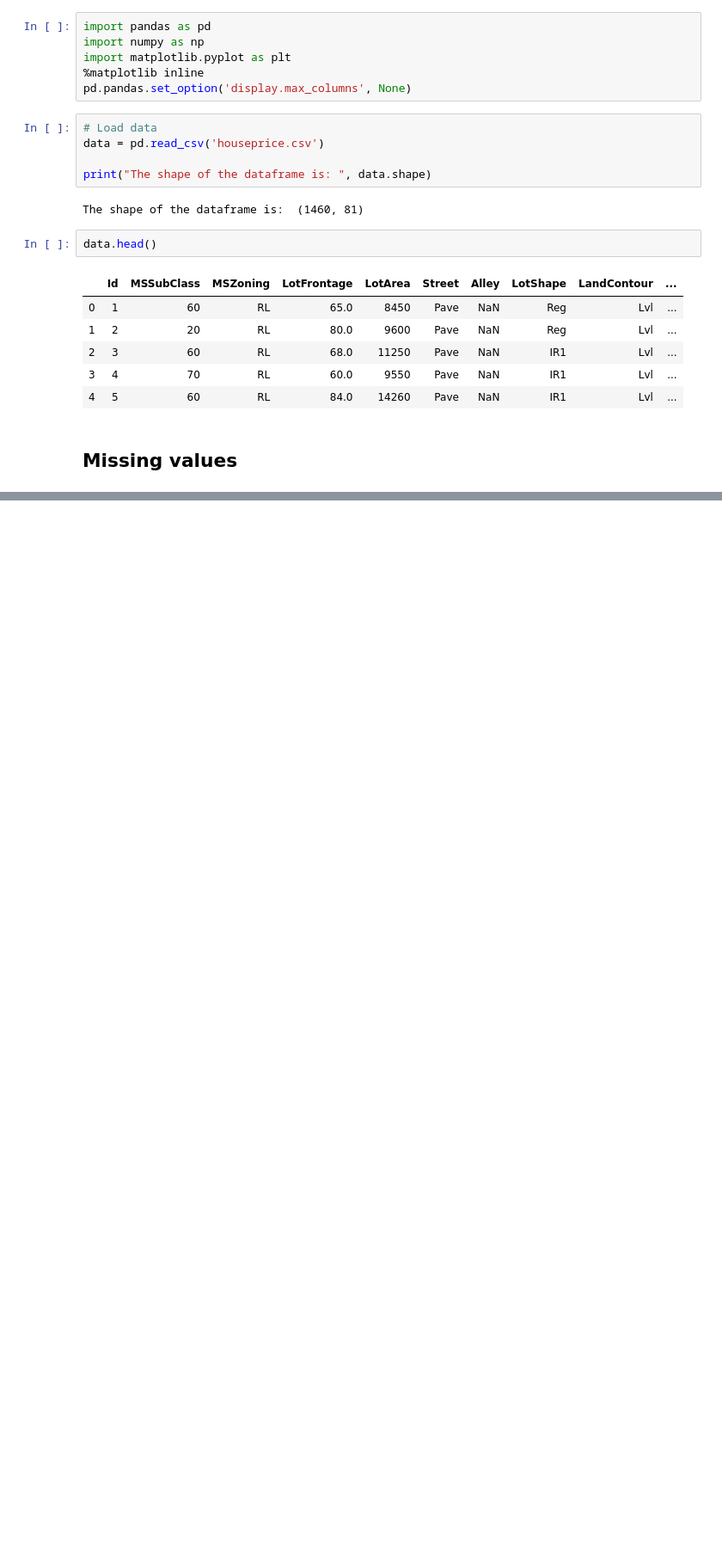
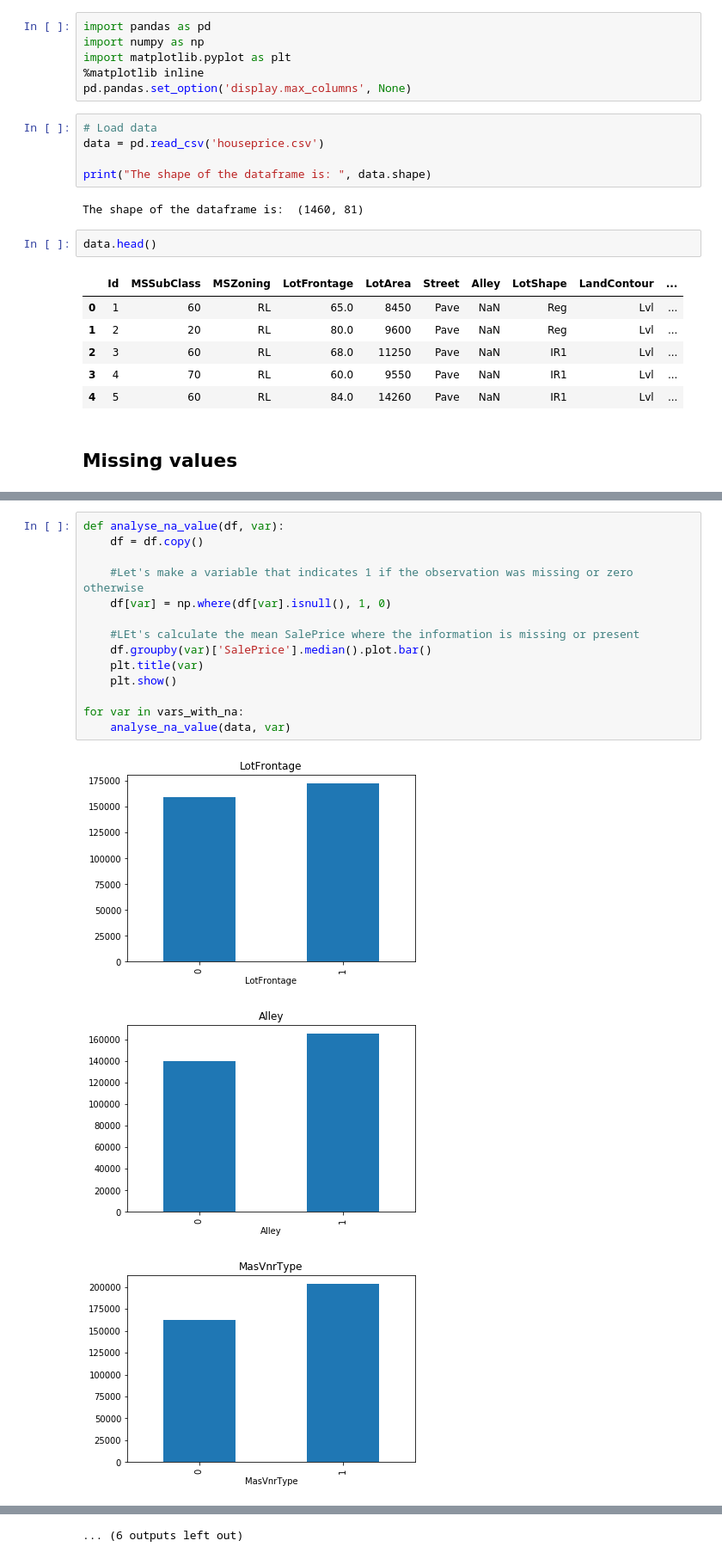
Before and after one commit to robertoterceros/Deployment-of-machine-learning-models, a Jupyter notebook: Data Analysis - Houses prices Kaggle.ipynb, the cells around one changed output, grey strips where cells are left out. Shown: that part at 86% size. Cells and saved outputs as stored; diff of their text form; blank space fills up the shorter version.

```diff
--- a/Data Analysis - Houses prices Kaggle.ipynb
+++ b/Data Analysis - Houses prices Kaggle.ipynb
@@ -30,0 +53,18 @@ for var in vars_with_na:
+# %%
+def analyse_na_value(df, var):
+    df = df.copy()
+
+    #Let's make a variable that indicates 1 if the observation was missing or zero otherwise
+    df[var] = np.where(df[var].isnull(), 1, 0)
+
+    #LEt's calculate the mean SalePrice where the information is missing or present
+    df.groupby(var)['SalePrice'].median().plot.bar()
+    plt.title(var)
+    plt.show()
+
+for var in vars_with_na:
+    analyse_na_value(data, var)
+# %% [output]
+[figure, added]
+[figure, added]
+[figure, added]
@@ -30,0 +80 @@ for var in vars_with_na:
+... (6 outputs left out)
```
Also changed, not shown: parts of 45 cells of this notebook.
